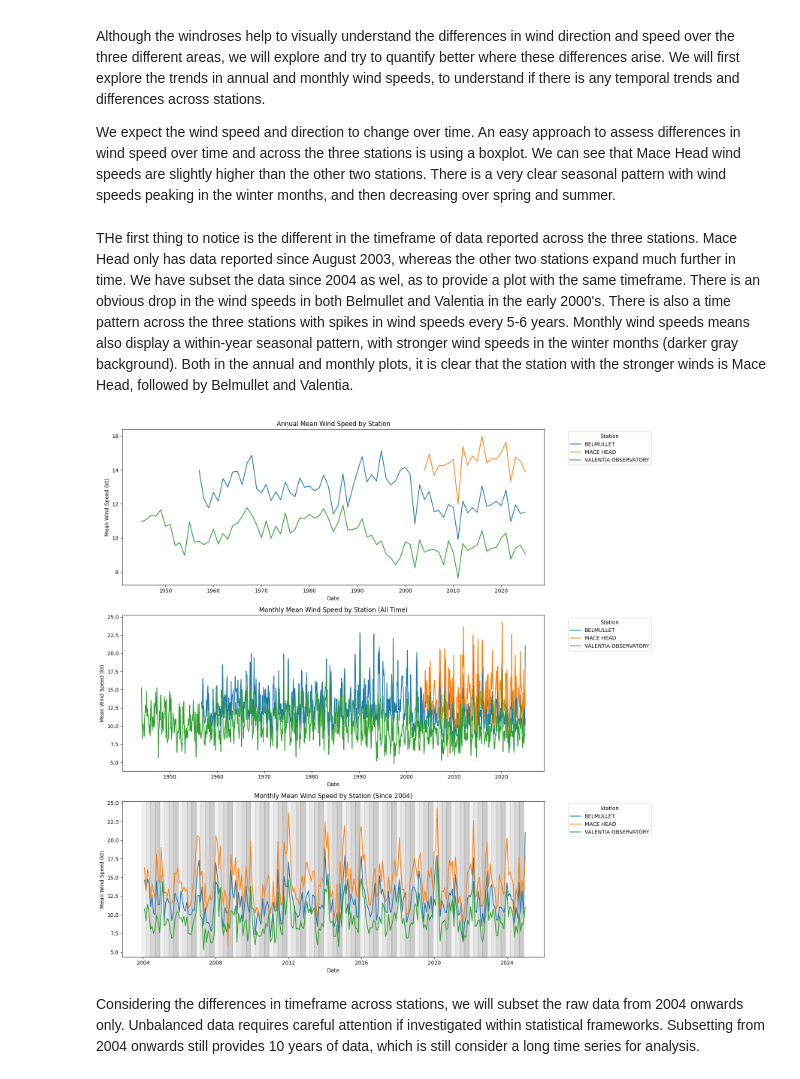
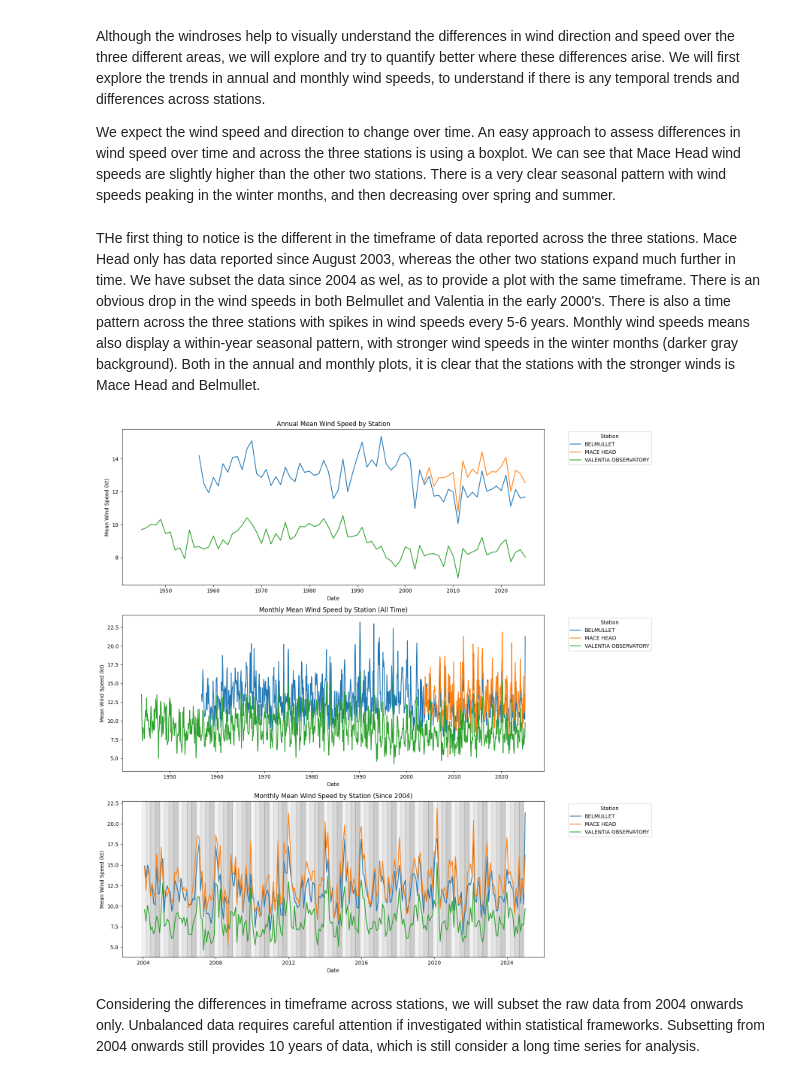
Before and after one commit to gfmg/PFDA, a Jupyter notebook: project/IRL_WestCoast_WindAnalysis.ipynb, the cells around one changed output. Cells and saved outputs as stored; diff of their text form; code cells hidden in the pictures.

Commit message:
Adjusting wind speed to station height

```diff
--- a/project/IRL_WestCoast_WindAnalysis.ipynb
+++ b/project/IRL_WestCoast_WindAnalysis.ipynb
@@ -74,7 +74,7 @@ for index, d in enumerate(csv_files):
 data = pd.concat(data_list, ignore_index=True)
 
 # Merging station details
-data = data.merge(stdetails[['station name', 'name', 'latitude', 'longitude']], left_on='StId', right_on='station name', how='left')
+data = data.merge(stdetails[['station name', 'name', 'latitude', 'longitude','height(m)']], left_on='StId', right_on='station name', how='left')
 data.drop(columns=['station name'], inplace=True)
 
 #Columns of interest to numeric:
@@ -98 +121,4 @@ data["season"] = data["season"].map(season_dict)
+# %%
+# Calculate wind speed at reference height of 10m
+data['wdsp_n'] = data['wdsp']*(10/data['height(m)'])**0.14
 # %% [markdown]
@@ -162,14 +187,14 @@ We expect the wind speed and direction to change over time. An easy approach to
 # %%
 # Setting the TimeStamp as the index for calculations:
 data.set_index('date', inplace=True)
-wdsp_month_mean = data.groupby('name')['wdsp'].resample('M').mean().reset_index()
-wdsp_year_mean = data.groupby('name')['wdsp'].resample('Y').mean().reset_index()
+wdsp_month_mean = data.groupby('name')['wdsp_n'].resample('M').mean().reset_index()
+wdsp_year_mean = data.groupby('name')['wdsp_n'].resample('Y').mean().reset_index()
 # %% [markdown]
-THe first thing to notice is the different in the timeframe of data reported across the three stations. Mace Head only has data reported since August 2003, whereas the other two stations expand much further in time. We have subset the data since 2004 as wel, as to provide a plot with the same timeframe. There is an obvious drop in the wind speeds in both Belmullet and Valentia in the early 2000's. There is also a time pattern across the three stations with spikes in wind speeds every 5-6 years. Monthly wind speeds means also display a within-year seasonal pattern, with stronger wind speeds in the winter months (darker gray background). Both in the annual and monthly plots, it is clear that the station with the stronger winds is Mace Head, followed by Belmullet and Valentia.
+THe first thing to notice is the different in the timeframe of data reported across the three stations. Mace Head only has data reported since August 2003, whereas the other two stations expand much further in time. We have subset the data since 2004 as wel, as to provide a plot with the same timeframe. There is an obvious drop in the wind speeds in both Belmullet and Valentia in the early 2000's. There is also a time pattern across the three stations with spikes in wind speeds every 5-6 years. Monthly wind speeds means also display a within-year seasonal pattern, with stronger wind speeds in the winter months (darker gray background). Both in the annual and monthly plots, it is clear that the stations with the stronger winds is Mace Head and Belmullet.
 # %%
 fig, axes = plt.subplots(3, 1, figsize=(15, 15))
 
-sns.lineplot(ax=axes[0],x='date', y='wdsp', hue='name', data=wdsp_year_mean)
+sns.lineplot(ax=axes[0],x='date', y='wdsp_n', hue='name', data=wdsp_year_mean)
 axes[0].set_xlabel('Date')
 axes[0].set_ylabel('Mean Wind Speed (kt)')
 axes[0].set_title('Annual Mean Wind Speed by Station')
@@ -178,36 +203,36 @@ axes[0].legend(title='Station', bbox_to_anchor=(1.05, 1), loc='upper left')
 wdsp_month_mean_2004 = wdsp_month_mean[wdsp_month_mean['date'] >= '2004-01-01']
 
 # Plot all time series
-sns.lineplot(ax=axes[1], x='date', y='wdsp', hue='name', data=wdsp_month_mean)
+sns.lineplot(ax=axes[1], x='date', y='wdsp_n', hue='name', data=wdsp_month_mean)
 axes[1].set_xlabel('Date')
 axes[1].set_ylabel('Mean Wind Speed (kt)')
 axes[1].set_title('Monthly Mean Wind Speed by Station (All Time)')
 axes[1].legend(title='Station', bbox_to_anchor=(1.05, 1), loc='upper left')
 
 # Plot time series since 2003
 # Define background color for seasons
 def add_season_background(ax):
     for year in range(wdsp_month_mean_2004['date'].dt.year.min(), wdsp_month_mean_2004['date'].dt.year.max() + 1):
         for season, (start_month, end_month), alpha in zip(['Winter', 'Spring', 'Summer', 'Autumn'], [(12, 2), (3, 5), (6, 8), (9, 11)], [0.1, 0.2, 0.3, 0.4]):
             if start_month > end_month:  # Winter case
                 start_date = pd.Timestamp(year=year-1, month=start_month, day=1)
                 end_date = pd.Timestamp(year=year, month=end_month, day=28)
             else:
                 start_date = pd.Timestamp(year=year, month=start_month, day=1)
                 end_date = pd.Timestamp(year=year, month=end_month, day=28)
             ax.axvspan(start_date, end_date, color='gray', alpha=alpha)
 
-sns.lineplot(ax=axes[2], x='date', y='wdsp', hue='name', data=wdsp_month_mean_2004)
+sns.lineplot(ax=axes[2], x='date', y='wdsp_n', hue='name', data=wdsp_month_mean_2004)
 add_season_background(axes[2])
 axes[2].set_xlabel('Date')
 axes[2].set_ylabel('Mean Wind Speed (kt)')
 axes[2].set_title('Monthly Mean Wind Speed by Station (Since 2004)')
 axes[2].legend(title='Station', bbox_to_anchor=(1.05, 1), loc='upper left')
 
 plt.tight_layout()
 plt.show()
 # %% [output]
-[figure, old version]
+[figure, new version]
 # %% [markdown]
 Considering the differences in timeframe across stations, we will subset the raw data from 2004 onwards only. Unbalanced data requires careful attention if investigated within statistical frameworks. Subsetting from 2004 onwards still provides 10 years of data, which is still consider a long time series for analysis.
 # %%
```
Also changed, not shown: parts of 11 cells of this notebook.
